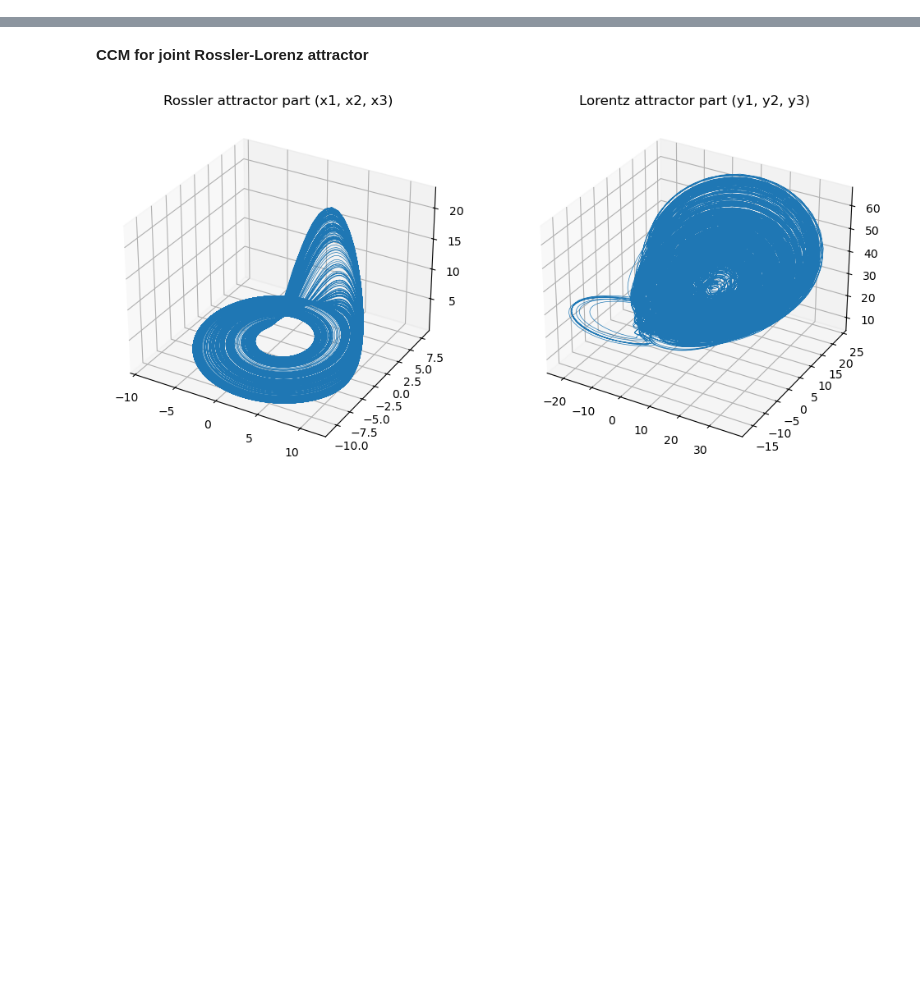
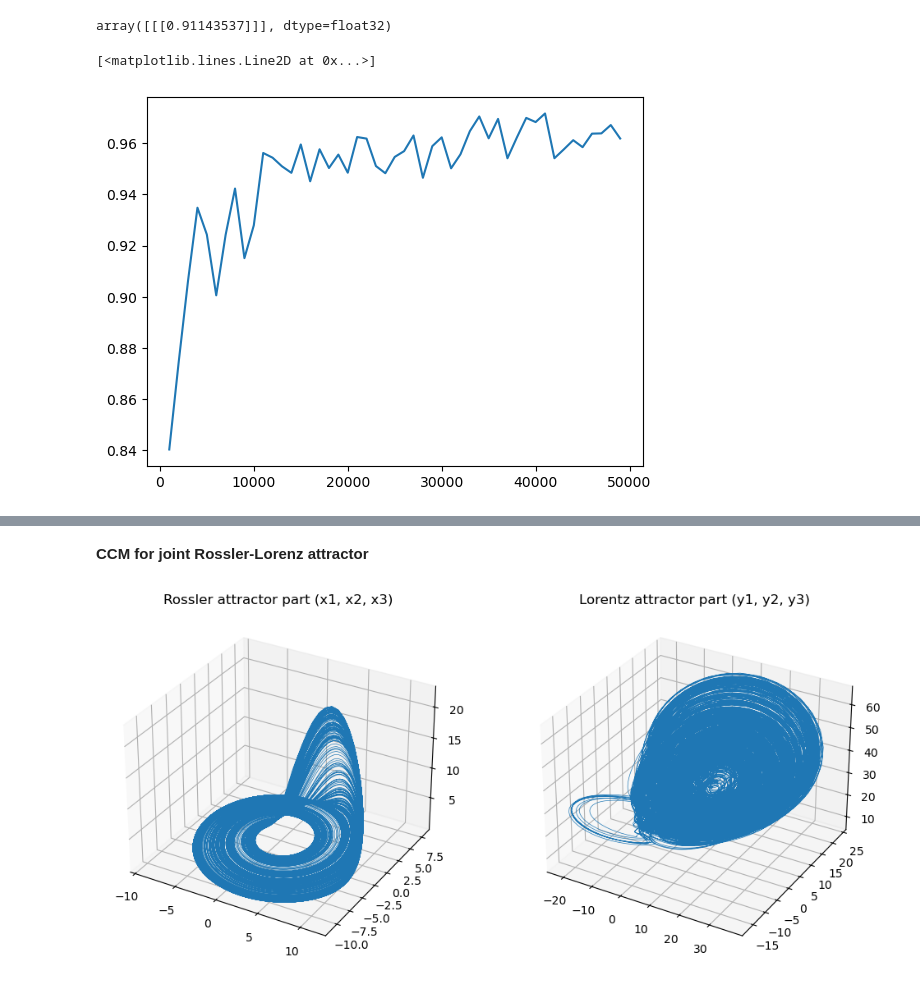
Before and after one commit to z7743/manifold_learning, a Jupyter notebook: notebooks/FastCCM usage examples.ipynb, the cells around one changed output, grey strips where cells are left out. Cells and saved outputs as stored; diff of their text form; code cells hidden in the pictures; blank space fills up the shorter version.

```diff
--- a/notebooks/FastCCM usage examples.ipynb
+++ b/notebooks/FastCCM usage examples.ipynb
@@ -11,2 +14,18 @@ ccm = CCM.FastCCM(device="cpu")
+# %%
+(x_train, y_train), (x_test, y_test) = mnist.load_data()
+
+x_train = x_train.reshape(-1, 28*28).astype(np.float32)
+x_test = x_test.reshape(-1, 28*28)W.astype(np.float32)
+y_train = y_train.astype(np.int32)
+y_test = y_test.astype(np.int32)
+# %%
+ccm.compute(x_train[None],y_train[None,:,None],5000,1000,1,20,0)
+# %% [output]
+array([[[0.91143537]]], dtype=float32)
+# %%
+plt.plot(np.arange(1000,50000,1000), [ccm.compute(x_train[None],y_train[None,:,None],n,1000,1,20,0)[0][0][0] for n in np.arange(1000,50000,1000)])
+# %% [output]
+[<matplotlib.lines.Line2D at 0x...>]
+[figure, added]
 # %%
 t = np.linspace(0,200,20000)
```
Also changed, not shown: parts of 12 cells of this notebook, 1 other file.
